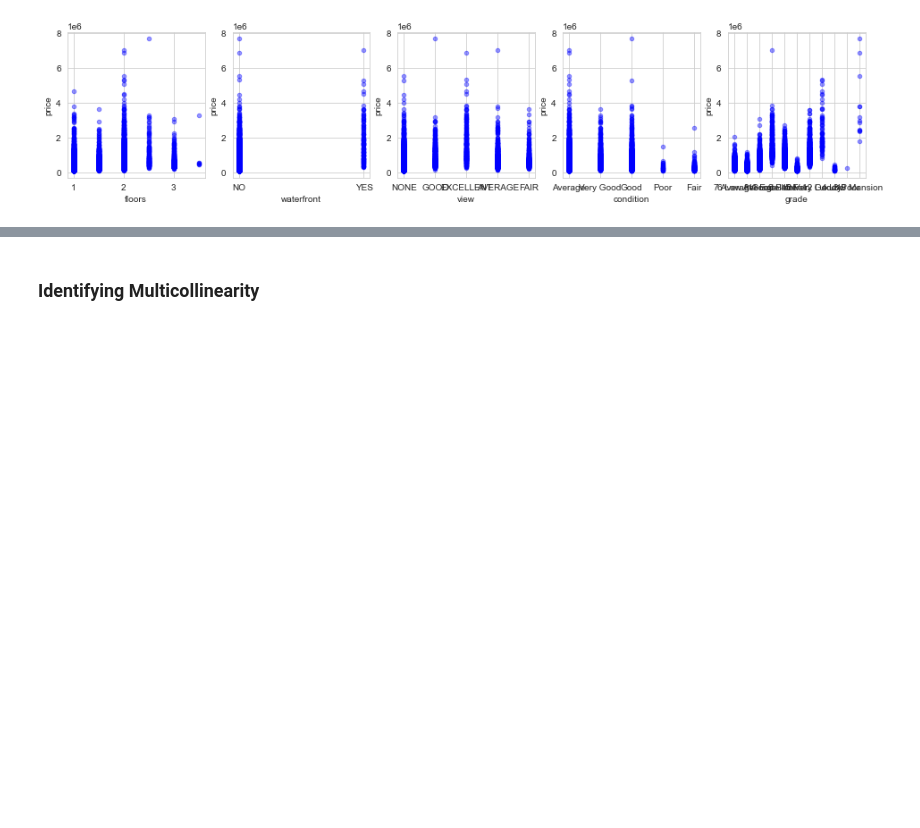
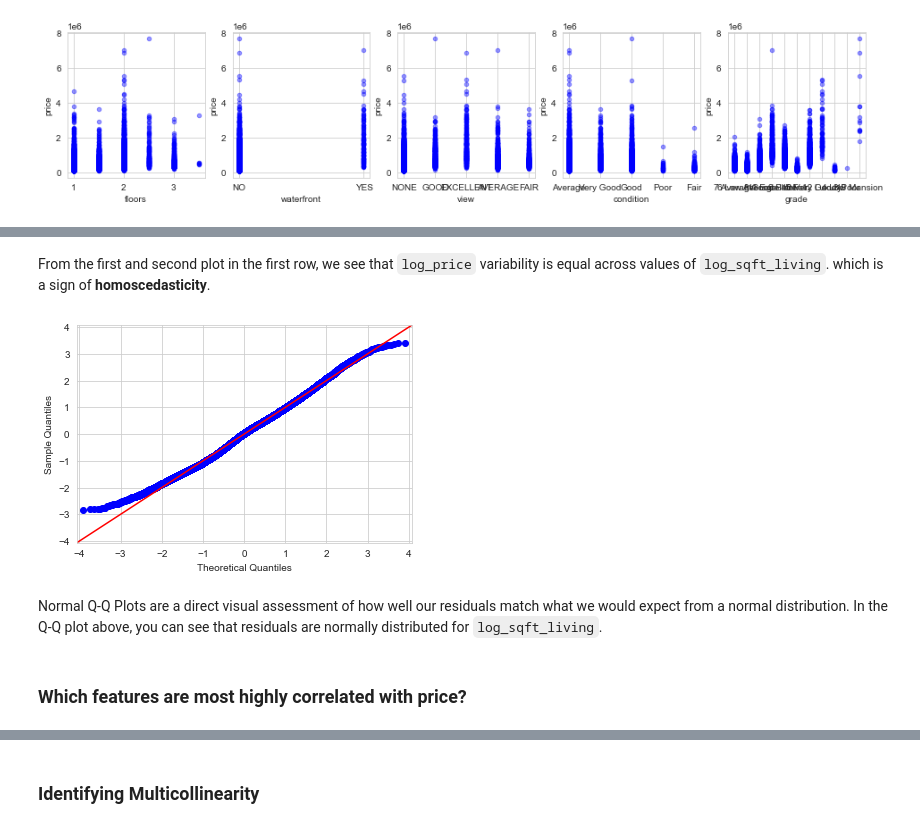
Before and after one commit to faith444/Kings-County-Housing-Prediction-Model, a Jupyter notebook: grace_eda.ipynb, the cells around one changed output, grey strips where cells are left out. Saved outputs shown, nothing was run; the diff lists cells and outputs as text; code cells hidden in the pictures; blank space fills up the shorter version.

```diff
--- a/grace_eda.ipynb
+++ b/grace_eda.ipynb
@@ -381,0 +426,12 @@ ax.set_title("Most Correlated Feature(sqft_above) vs. Sale Price");
+# %% [markdown]
+ From the first and second plot in the first row, we see that `log_price` variability is equal across values of `log_sqft_living`.  which is a sign of **homoscedasticity**.
+# %%
+baseline_residuals = baseline_model.resid
+fig = sm.graphics.qqplot(baseline_residuals, dist=stats.norm, line='45', fit=True)
+fig.show()
+# %% [output]
+[figure, added]
+# %% [markdown]
+Normal Q-Q Plots are a direct visual assessment of how well our residuals match what we would expect from a normal distribution. In the Q-Q plot above, you can see that residuals are normally distributed for `log_sqft_living`.
+# %% [markdown]
+### Which features are most highly correlated with price?
```
Also changed, not shown: parts of 49 cells of this notebook.
